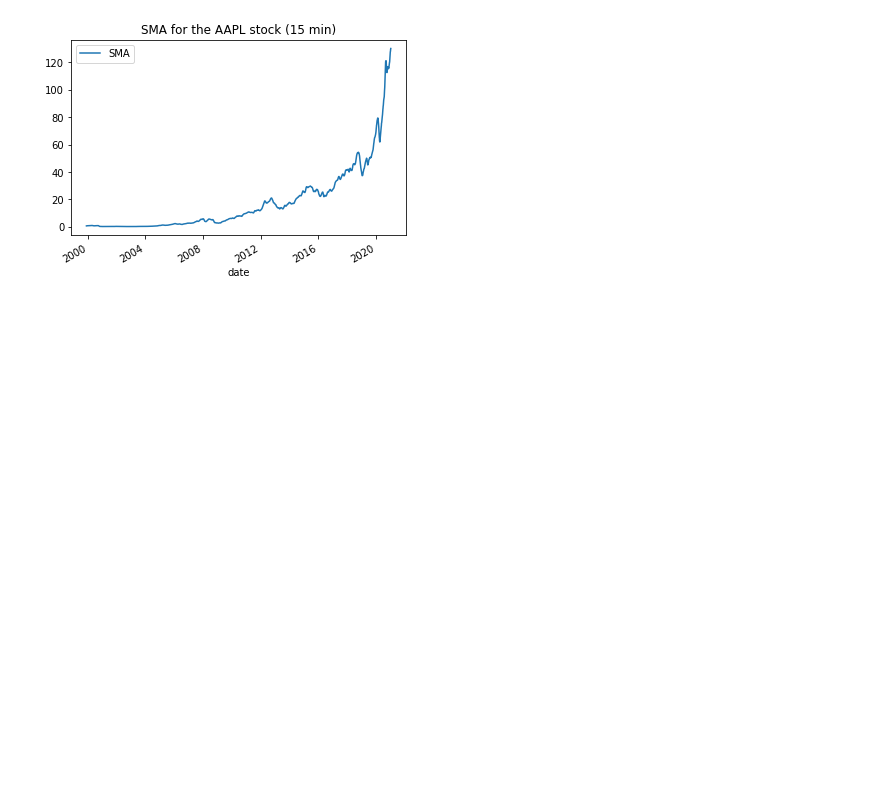
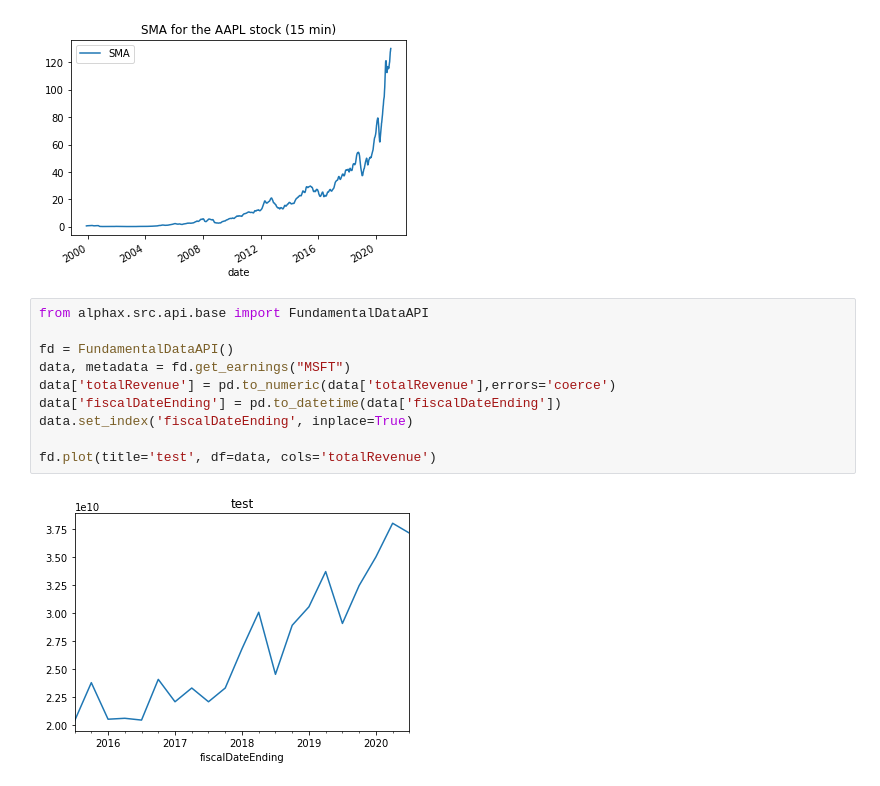
Before and after one commit to liangts/alphaX, a Jupyter notebook: notebooks/demo.ipynb, the cells around one changed output. Drawn from its saved outputs; the diff is of its cells as text; blank space fills up the shorter version.

Commit message:
add a fundamental api demo, and base matplotlib func

```diff
--- a/notebooks/demo.ipynb
+++ b/notebooks/demo.ipynb
@@ -22,3 +26,15 @@ ti = TechIndicatorsAPI()
 ti.plot(symbol="AAPL")
 # %% [output]
 [figure]
+# %%
+from alphax.src.api.base import FundamentalDataAPI
+
+fd = FundamentalDataAPI()
+data, metadata = fd.get_earnings("MSFT")
+data['totalRevenue'] = pd.to_numeric(data['totalRevenue'],errors='coerce')
+data['fiscalDateEnding'] = pd.to_datetime(data['fiscalDateEnding'])
+data.set_index('fiscalDateEnding', inplace=True)
+
+fd.plot(title='test', df=data, cols='totalRevenue')
+# %% [output]
+[figure, added]
```
Also changed, not shown: parts of 2 cells of this notebook, 2 other files.
